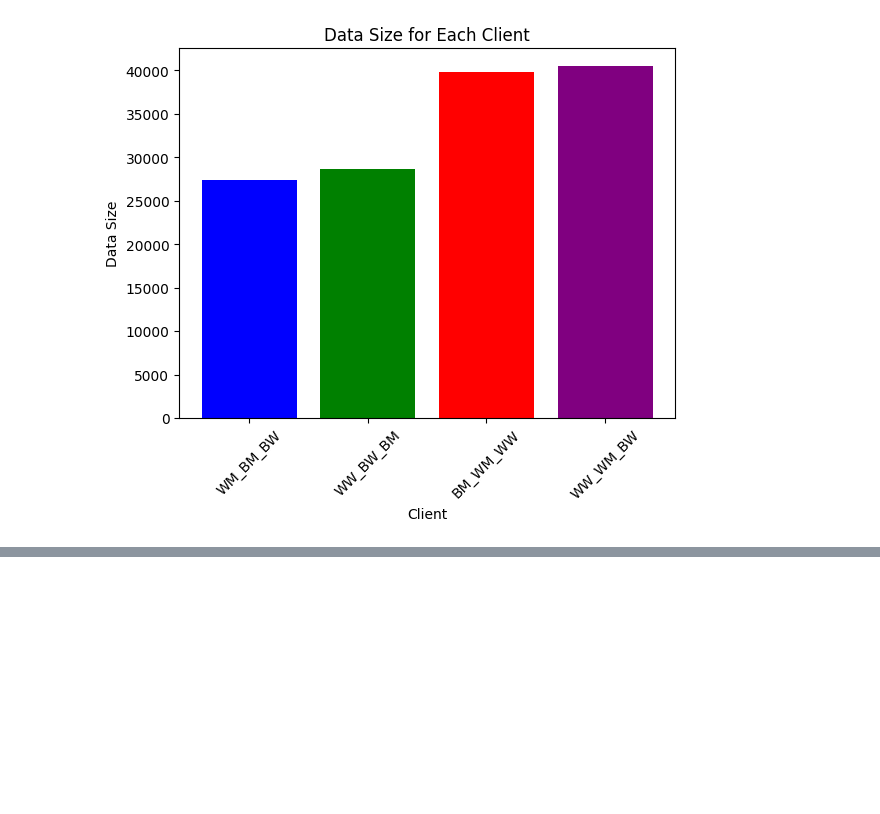
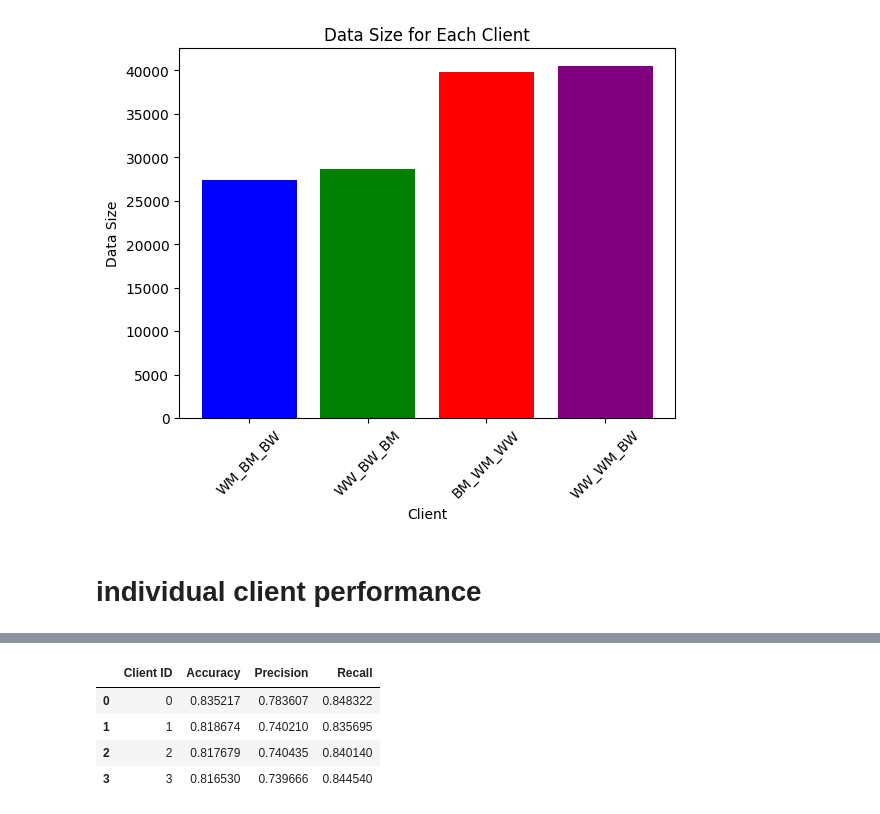
Before and after one commit to chiragpandav/fairfed_subG, a Jupyter notebook: plottings.ipynb, the cells around one changed output, grey strips where cells are left out. Saved outputs shown, nothing was run; the diff lists cells and outputs as text; code cells hidden in the pictures; blank space fills up the shorter version.

```diff
--- a/plottings.ipynb
+++ b/plottings.ipynb
@@ -491,3 +480,5 @@ plt.xticks(rotation=45)  # Rotate x-axis labels for better visibility
 plt.show()
 # %% [output]
 [figure]
+# %% [markdown]
+# individual client performance
@@ -493,0 +494,62 @@ plt.show()
+# %%
+import torch
+
+size = 0
+loss = 0
+correct = 0
+total = 0
+predicted_labels = []
+true_labels = []
+final_fairness = []
+selected_clients = [0, 1, 2, 3]
+
+model=DeepNet()
+
+models_directory = "/home/chiragapandav/Downloads/Hiwi/Improving-Fairness-via-Federated-Learning/FedFB/models/"
+
+client_metrics=[]
+# Assuming model and criterion are already defined and loaded onto the GPU
+
+criterion = criterion.to(device)
+
+for i in range(len(selected_clients)):
+    model_path = os.path.join(models_directory, f"client_{i}_model.pth")
+    model.load_state_dict(torch.load(model_path,map_location=device))
+    model.eval()
+    print("client::",i)
+    model = model.to(device)
+    for inputs, targets, sens in testset[i]:
+        inputs, targets = inputs.to(device), targets.to(device)
+
+        outputs = model(inputs)
+        loss += criterion(outputs, targets)
+        predicted = outputs > 0.5
+
+        predicted_labels.extend(predicted.cpu().numpy())
+        true_labels.extend(targets.cpu().numpy())
+
+        total += targets.size(0)
+        correct += (predicted == targets).sum().item()
+
+    loss = loss / len(testset)
+    acc = correct / total
+
+    precision = precision_score(true_labels, predicted_labels, zero_division=0.0)
+    recall = recall_score(true_labels, predicted_labels)
+
+    print(f"Global Testing Accuracy: {acc:.5%}")
+    print(f"Global Precision: {precision:.5%}")
+    print(f"Global Recall: {recall:.5%}")
+    print("\n\n")
+
+    data = {
+        'Client ID': i,
+        'Accuracy': acc,
+        'Precision': precision,
+        'Recall':recall,
+        }
+    client_metrics.append(data)
+
+df_CD = pd.DataFrame(client_metrics)
+df_CD
+# %% [output]
@@ -493,0 +573,5 @@ plt.show()
+|  | Client ID | Accuracy | Precision | Recall |
+| 0 | 0 | 0.835217 | 0.783607 | 0.848322 |
+| 1 | 1 | 0.818674 | 0.740210 | 0.835695 |
+| 2 | 2 | 0.817679 | 0.740435 | 0.840140 |
+| 3 | 3 | 0.816530 | 0.739666 | 0.844540 |
```
Also changed, not shown: parts of 9 cells of this notebook.
